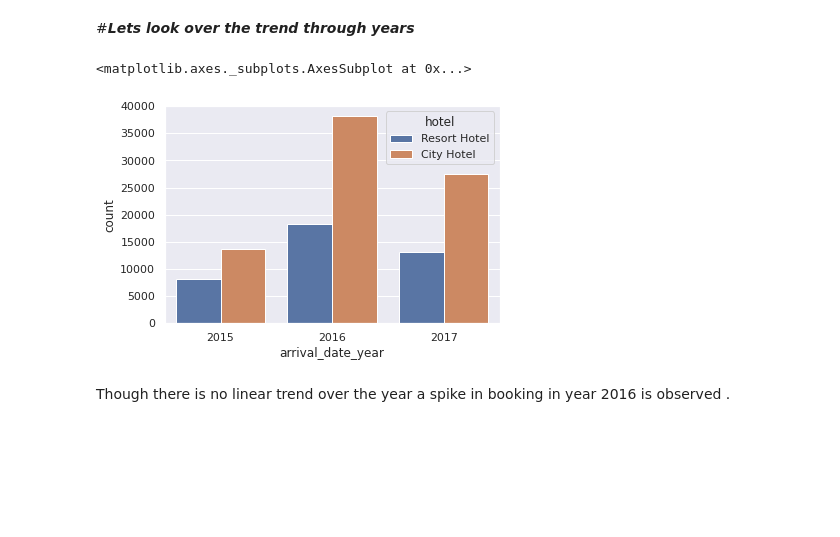
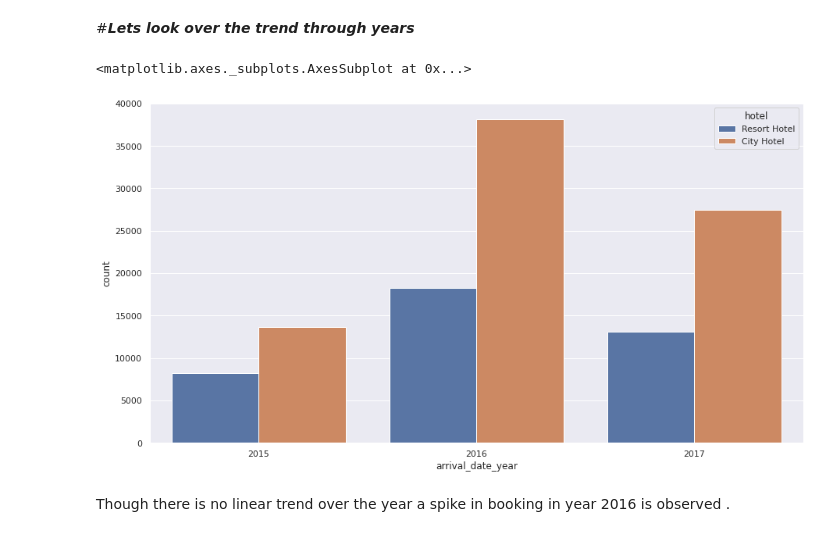
Before and after one commit to SuvirKapse/Hotel-Booking-Analysis, a Jupyter notebook: Suvir_kapse_Hotel_Booking_Analysis_Capstone_Project.ipynb, the cells around one changed output. Drawn from its saved outputs; the diff is of its cells as text; code cells hidden in the pictures; blank space fills up the shorter version.

```diff
--- a/Suvir_kapse_Hotel_Booking_Analysis_Capstone_Project.ipynb
+++ b/Suvir_kapse_Hotel_Booking_Analysis_Capstone_Project.ipynb
@@ -248,7 +249,7 @@ Most of the booking were not canceled but there is still huge amount of cancelat
 # %% [markdown]
 # ***Lets check its relation with hotel type***
 # %%
-sns.set(style = "darkgrid")
+plt.figure(figsize=(15,8))
 plt.title("Booking Canceled or not by Hotel Type")
 ax = sns.countplot(x = "hotel", hue = 'is_canceled', data = hotel_df)
 # %% [output]
@@ -258,10 +259,11 @@ cancelation rate is higher in city hotel
 # %% [markdown]
 #***Lets look over the trend through years***
 # %%
+plt.figure(figsize=(15,8))
 sns.countplot(data = hotel_df, x = 'arrival_date_year', hue = 'hotel')
 # %% [output]
 <matplotlib.axes._subplots.AxesSubplot at 0x...>
-[figure, old version]
+[figure, new version]
 # %% [markdown]
 Though there is no linear trend over the year a spike in booking in year 2016 is observed .
 # %% [markdown]
```
Also changed, not shown: parts of 19 cells of this notebook.
